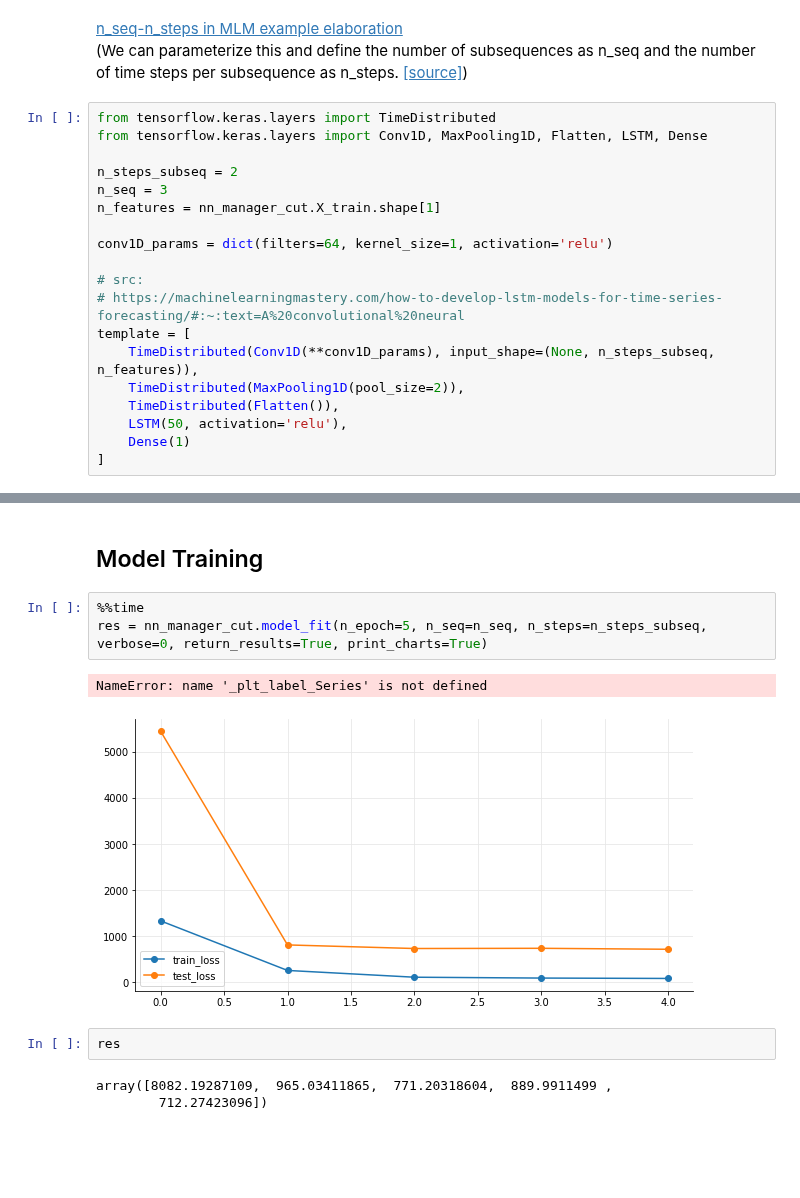
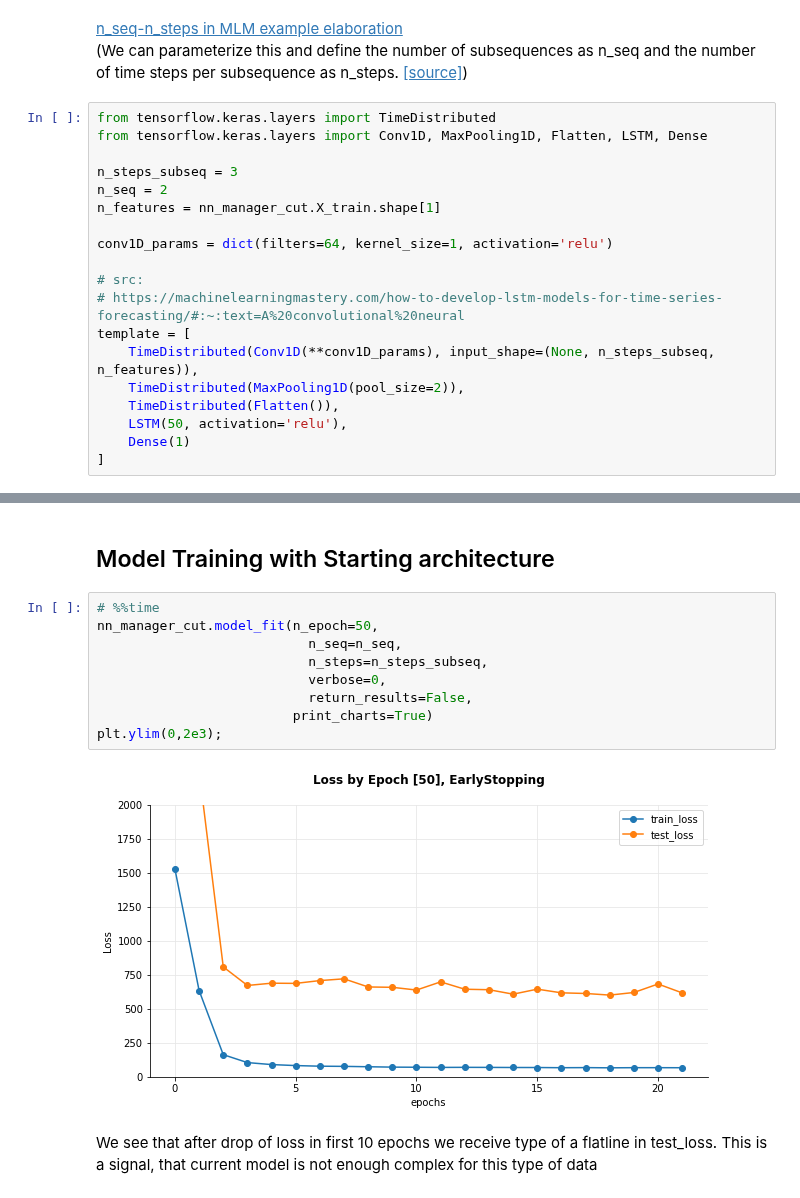
Before and after one commit to serg-razum-off/DFP-Numeric-2, a Jupyter notebook: train/btc_nn_playground.ipynb, the cells around one changed output, grey strips where cells are left out. Cells and saved outputs as stored; diff of their text form; blank space fills up the shorter version.

Commit message:
SR: model primary fit /done/. Loss by epoch chart /done/.

```diff
--- a/train/btc_nn_playground.ipynb
+++ b/train/btc_nn_playground.ipynb
@@ -115,8 +116,8 @@ nn_manager_cut.X_train.shape[1]
 from tensorflow.keras.layers import TimeDistributed
 from tensorflow.keras.layers import Conv1D, MaxPooling1D, Flatten, LSTM, Dense
 
-n_steps_subseq = 2
-n_seq = 3
+n_steps_subseq = 3
+n_seq = 2
 n_features = nn_manager_cut.X_train.shape[1]
 
 conv1D_params = dict(filters=64, kernel_size=1, activation='relu')
@@ -157,15 +158,17 @@ Non-trainable params: 0
 _________________________________________________________________
 True
 # %% [markdown]
-## Model Training
+## Model Training with Starting architecture
 # %%
-%%time
-res = nn_manager_cut.model_fit(n_epoch=5, n_seq=n_seq, n_steps=n_steps_subseq, verbose=0, return_results=True, print_charts=True)
+# %%time
+nn_manager_cut.model_fit(n_epoch=50,
+                           n_seq=n_seq,
+                           n_steps=n_steps_subseq,
+                           verbose=0,
+                           return_results=False,
+                         print_charts=True)
+plt.ylim(0,2e3);
 # %% [output]
-NameError: name '_plt_label_Series' is not defined
-[figure, old version]
+[figure, new version]
-# %%
-res
-# %% [output]
-array([8082.19287109,  965.03411865,  771.20318604,  889.9911499 ,
-        712.27423096])
+# %% [markdown]
+We see that after drop of loss in first 10 epochs we receive type of a flatline in test_loss. This is a signal, that  current model is not enough complex for this type of data
```
Also changed, not shown: parts of 11 cells of this notebook, 1 other file.
